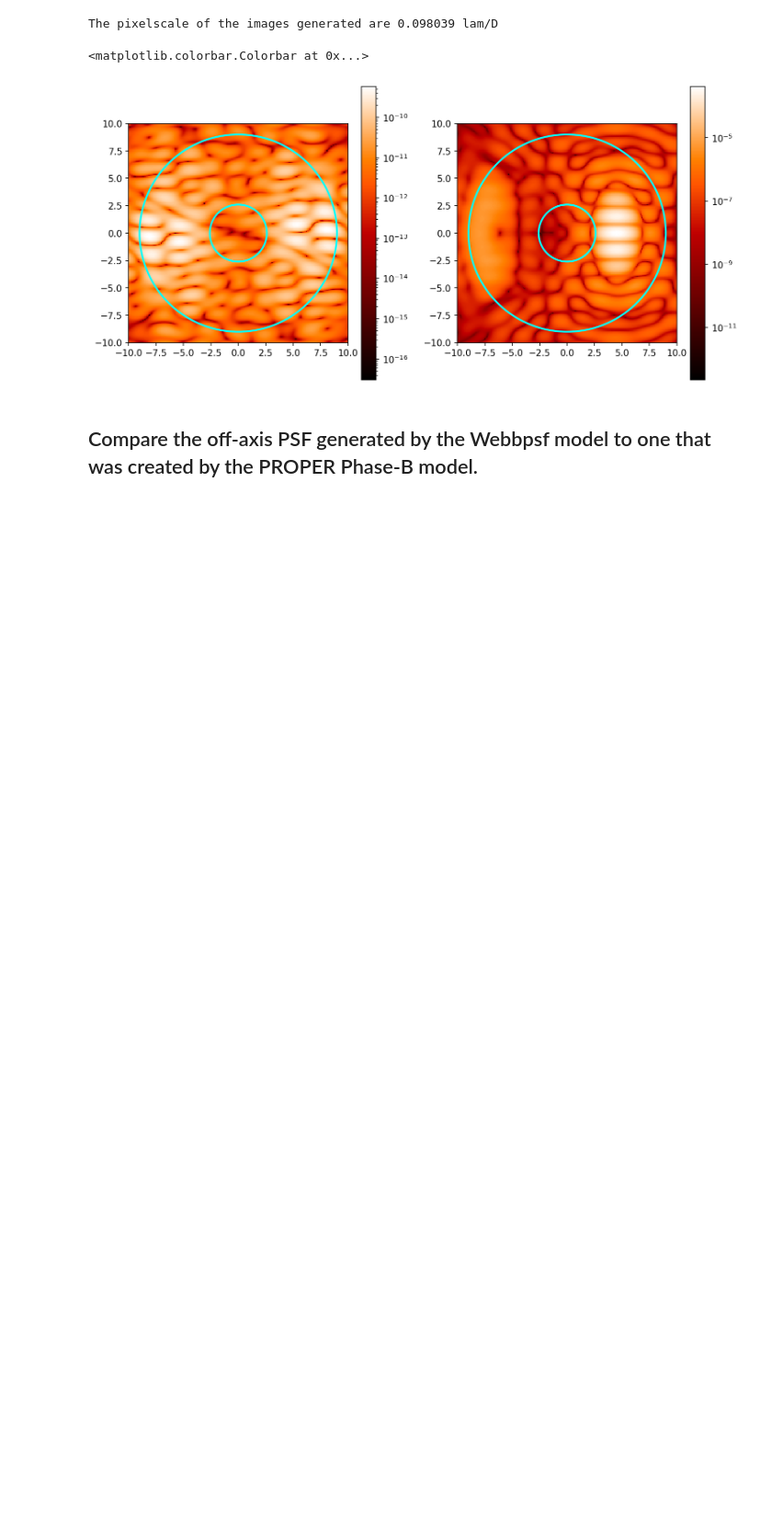
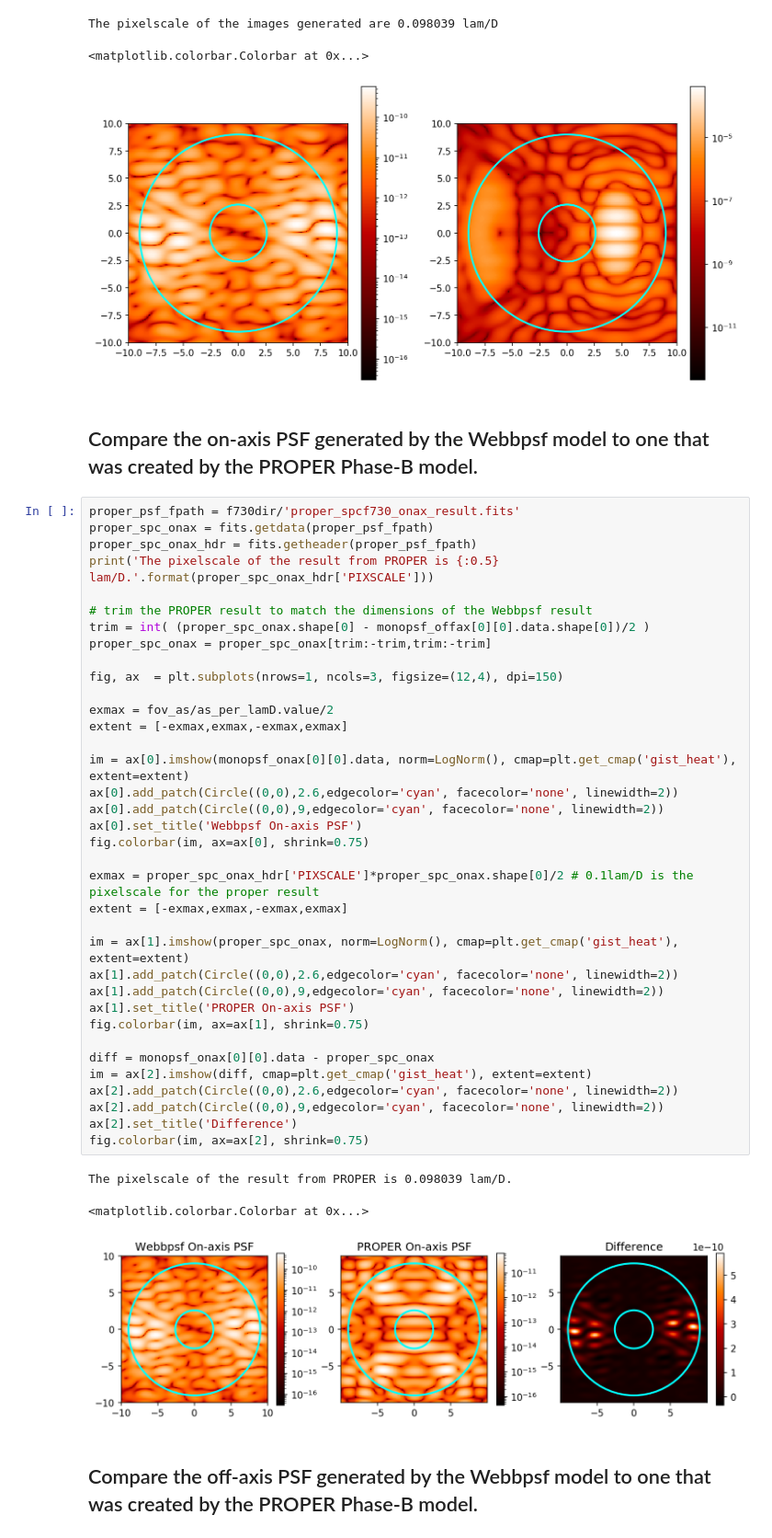
Before and after one commit to spacetelescope/webbpsf, a Jupyter notebook: notebooks/RomanCGI_F730_tests.ipynb, the cells around one changed output. Shown at 92% size. Drawn from its saved outputs; the diff is of its cells as text; blank space fills up the shorter version.

```diff
--- a/notebooks/Roman_F730_tests.ipynb
+++ b/notebooks/RomanCGI_F730_tests.ipynb
@@ -210,6 +160,48 @@ fig.colorbar(im, ax=ax[1], shrink=1)
 The pixelscale of the images generated are 0.098039 lam/D
 <matplotlib.colorbar.Colorbar at 0x...>
 [figure]
+# %% [markdown]
+## Compare the on-axis PSF generated by the Webbpsf model to one that was created by the PROPER Phase-B model.
+# %%
+proper_psf_fpath = f730dir/'proper_spcf730_onax_result.fits'
+proper_spc_onax = fits.getdata(proper_psf_fpath)
+proper_spc_onax_hdr = fits.getheader(proper_psf_fpath)
+print('The pixelscale of the result from PROPER is {:0.5} lam/D.'.format(proper_spc_onax_hdr['PIXSCALE']))
+
+# trim the PROPER result to match the dimensions of the Webbpsf result
+trim = int( (proper_spc_onax.shape[0] - monopsf_offax[0][0].data.shape[0])/2 )
+proper_spc_onax = proper_spc_onax[trim:-trim,trim:-trim]
+
+fig, ax  = plt.subplots(nrows=1, ncols=3, figsize=(12,4), dpi=150)
+
+exmax = fov_as/as_per_lamD.value/2
+extent = [-exmax,exmax,-exmax,exmax]
+
+im = ax[0].imshow(monopsf_onax[0][0].data, norm=LogNorm(), cmap=plt.get_cmap('gist_heat'), extent=extent)
+ax[0].add_patch(Circle((0,0),2.6,edgecolor='cyan', facecolor='none', linewidth=2))
+ax[0].add_patch(Circle((0,0),9,edgecolor='cyan', facecolor='none', linewidth=2))
+ax[0].set_title('Webbpsf On-axis PSF')
+fig.colorbar(im, ax=ax[0], shrink=0.75)
+
+exmax = proper_spc_onax_hdr['PIXSCALE']*proper_spc_onax.shape[0]/2 # 0.1lam/D is the pixelscale for the proper result
+extent = [-exmax,exmax,-exmax,exmax]
+
+im = ax[1].imshow(proper_spc_onax, norm=LogNorm(), cmap=plt.get_cmap('gist_heat'), extent=extent)
+ax[1].add_patch(Circle((0,0),2.6,edgecolor='cyan', facecolor='none', linewidth=2))
+ax[1].add_patch(Circle((0,0),9,edgecolor='cyan', facecolor='none', linewidth=2))
+ax[1].set_title('PROPER On-axis PSF')
+fig.colorbar(im, ax=ax[1], shrink=0.75)
+
+diff = monopsf_onax[0][0].data - proper_spc_onax
+im = ax[2].imshow(diff, cmap=plt.get_cmap('gist_heat'), extent=extent)
+ax[2].add_patch(Circle((0,0),2.6,edgecolor='cyan', facecolor='none', linewidth=2))
+ax[2].add_patch(Circle((0,0),9,edgecolor='cyan', facecolor='none', linewidth=2))
+ax[2].set_title('Difference')
+fig.colorbar(im, ax=ax[2], shrink=0.75)
+# %% [output]
+The pixelscale of the result from PROPER is 0.098039 lam/D.
+<matplotlib.colorbar.Colorbar at 0x...>
+[figure, added]
 # %% [markdown]
 ## Compare the off-axis PSF generated by the Webbpsf model to one that was created by the PROPER Phase-B model.
 # %%
```
Also changed, not shown: parts of 12 cells of this notebook, 7 other files.
